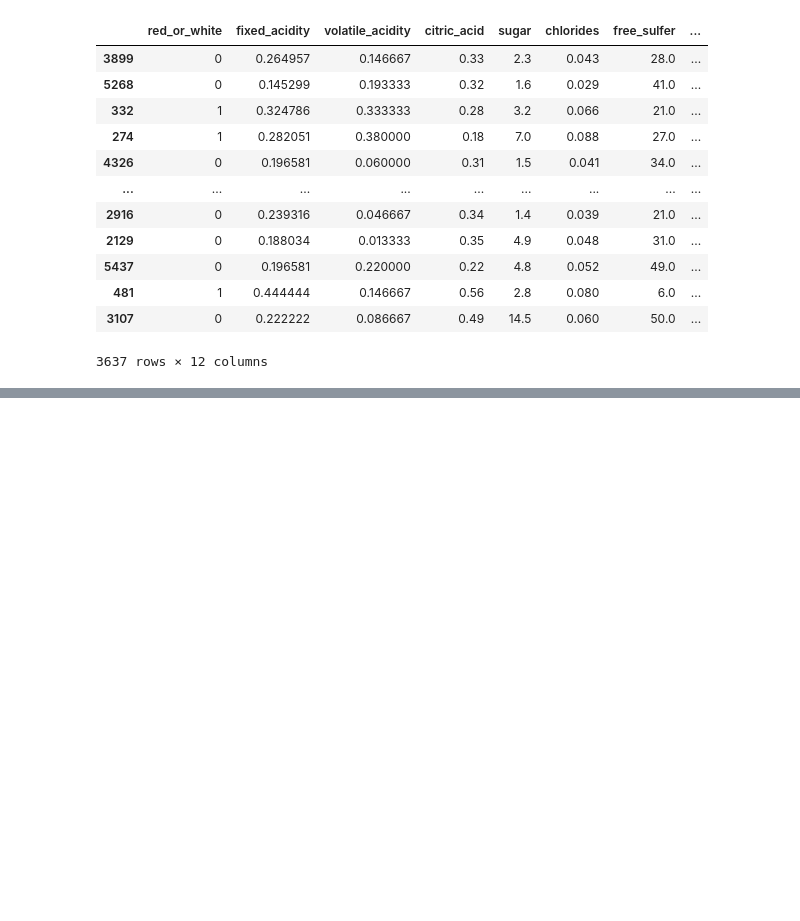
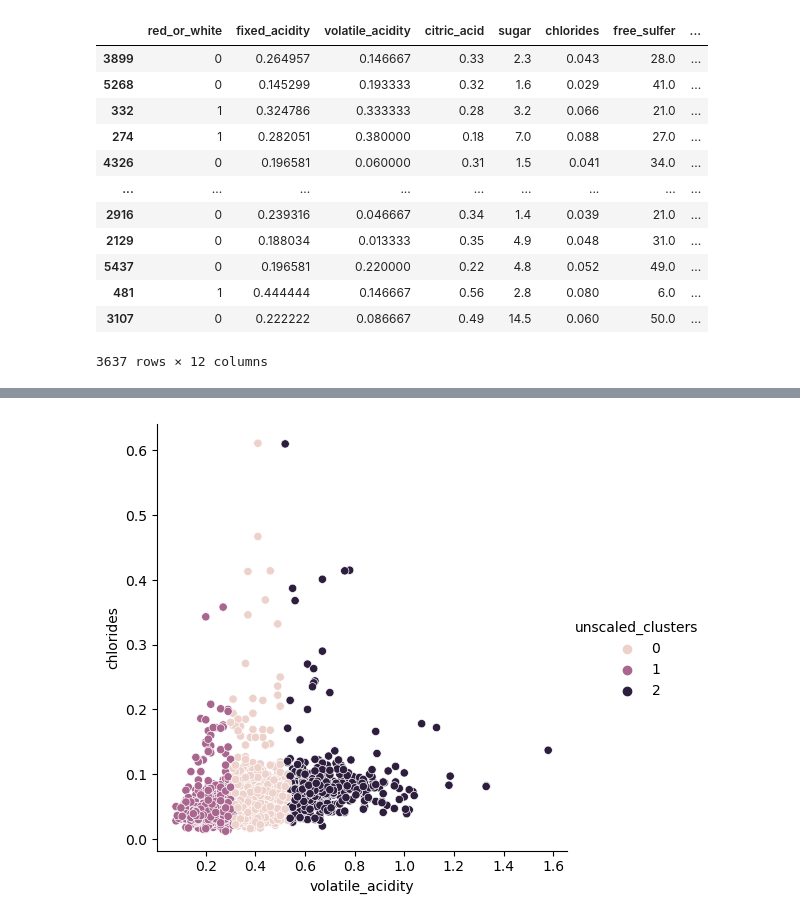
Before and after one commit to Fine-Wine/clustering-project-wine, a Jupyter notebook: test.ipynb, the cells around one changed output, grey strips where cells are left out. Drawn from its saved outputs; the diff is of its cells as text; code cells hidden in the pictures; blank space fills up the shorter version.

```diff
--- a/test.ipynb
+++ b/test.ipynb
@@ -61,0 +153,10 @@ train_scaled
+# %%
+X = train[['volatile_acidity', 'chlorides']]
+# %%
+seed = 123
+
+kmeans = KMeans(n_clusters=3, random_state=seed)
+
+kmeans.fit(X)
+
+kmeans.predict(X)
@@ -61,0 +167,3 @@ train_scaled
+# %%
+X['unscaled_clusters'] = kmeans.predict(X)
+X.head()
@@ -61,0 +182,5 @@ train_scaled
+# %%
+sns.relplot(data=X, x='volatile_acidity', y='chlorides', hue='unscaled_clusters')
+plt.show()
+# %% [output]
+[figure, added]
```
Also changed, not shown: parts of 20 cells of this notebook.
